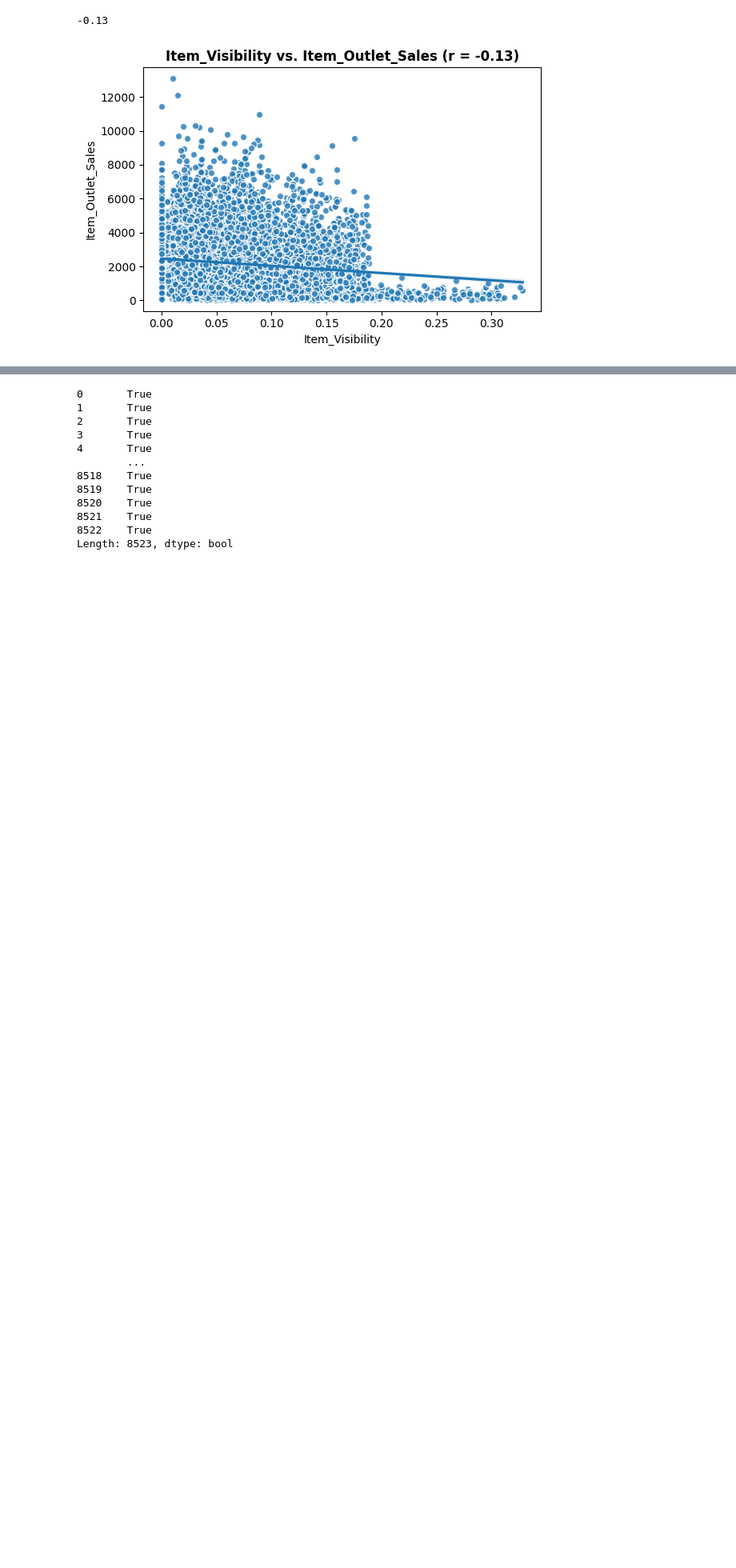
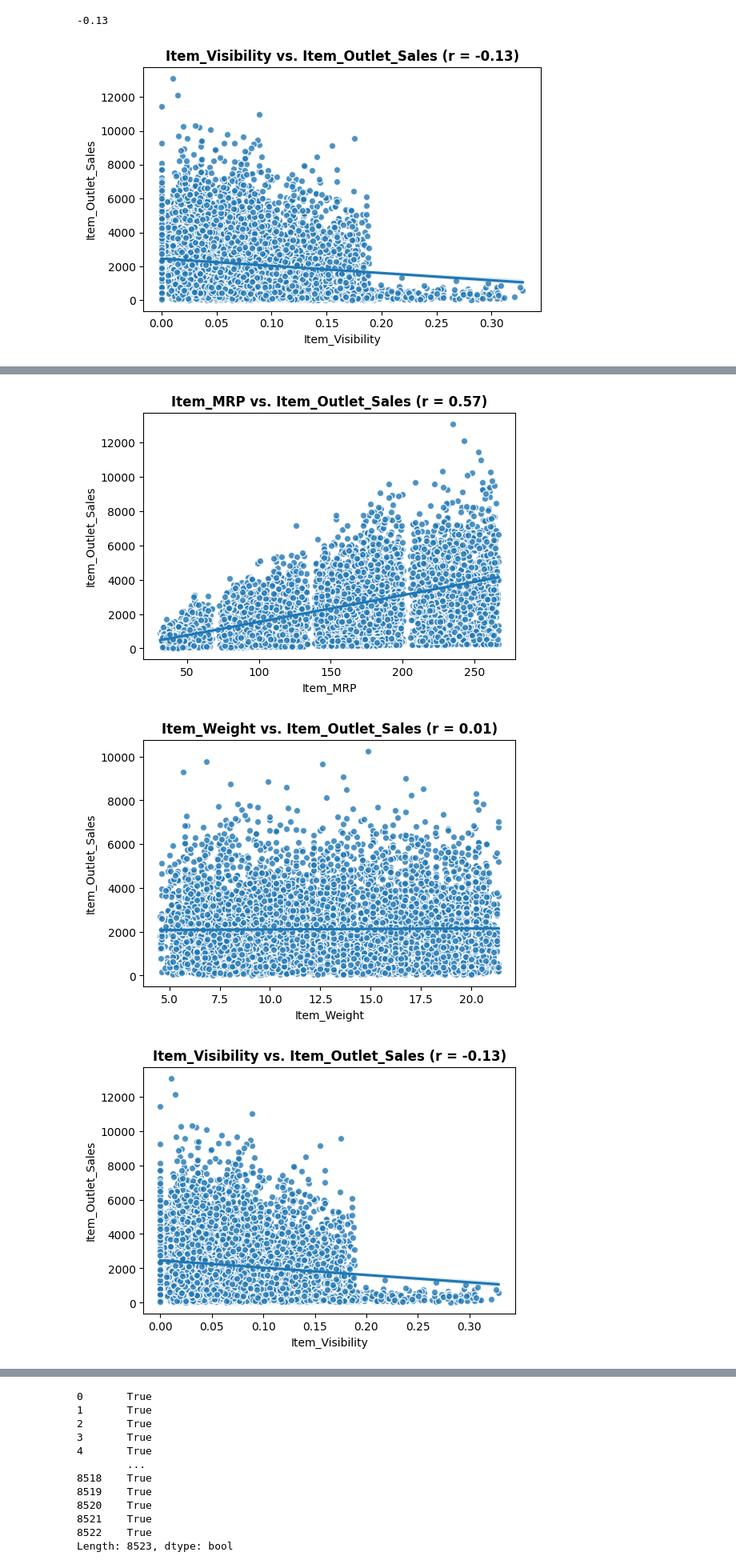
Before and after one commit to SOUAD30/sales_predictions_2023, a Jupyter notebook: Project_1__Part_4_5.ipynb, the cells around one changed output, grey strips where cells are left out. Shown at 80% size. Drawn from its saved outputs; the diff is of its cells as text; code cells hidden in the pictures; blank space fills up the shorter version.

```diff
--- a/Project_1__Part_4_5.ipynb
+++ b/Project_1__Part_4_5.ipynb
@@ -424,0 +463,9 @@ fig, ax = plot_numeric_vs_target(df, 'Item_MRP')
+# %%
+fig, ax = plot_numeric_vs_target(df, 'Item_MRP')
+fig, ax = plot_numeric_vs_target(df, 'Item_Weight')
+fig, ax = plot_numeric_vs_target(df, 'Item_Visibility')
+fig, ax = plot_numeric_vs_target(df, 'Outlet_Establishment_Year')
+# %% [output]
+[figure, added]
+[figure, added]
+[figure, added]
```
Also changed, not shown: parts of 27 cells of this notebook.
